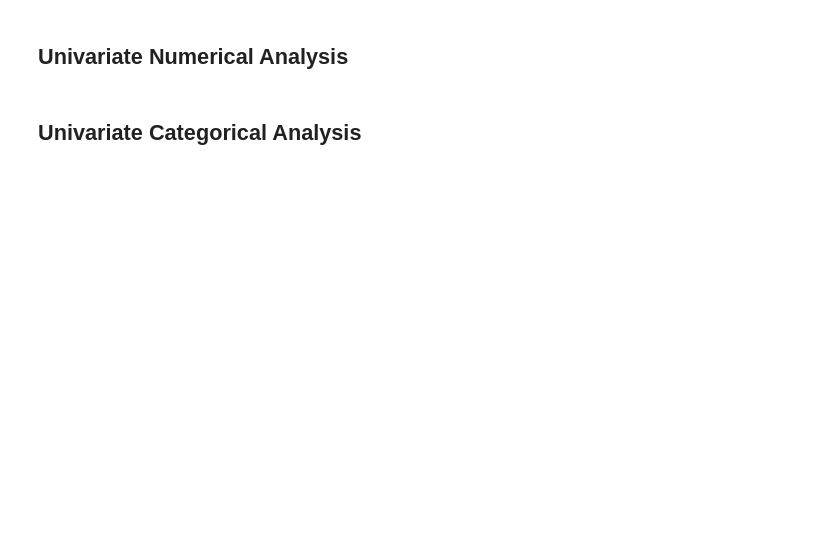
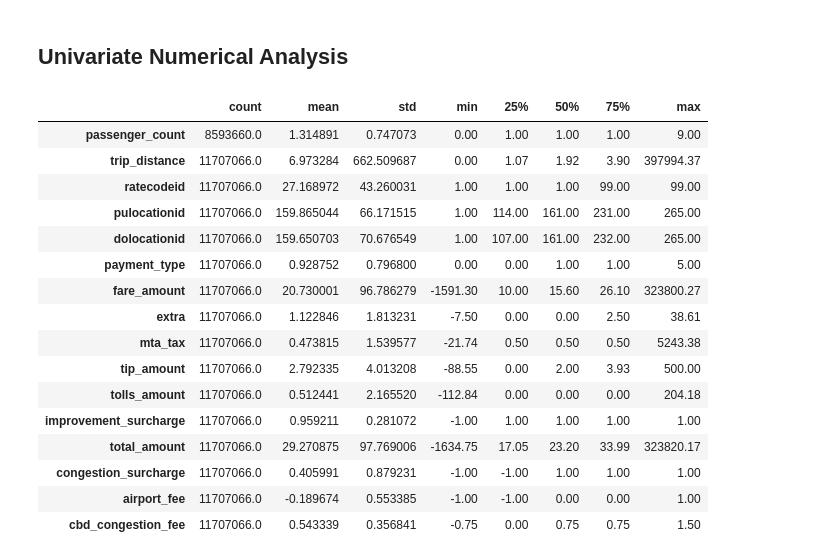
Before and after one commit to drod75/nyc_taxi_analysis, a Jupyter notebook: notebooks/data_exploration.ipynb, the cells around one changed output. Cells and saved outputs as stored; diff of their text form; code cells hidden in the pictures; blank space fills up the shorter version.

```diff
--- a/notebooks/data_exploration.ipynb
+++ b/notebooks/data_exploration.ipynb
@@ -77,4 +109,22 @@ zone_df.head()
 # %% [markdown]
 ## Univariate Numerical Analysis
-# %% [markdown]
-## Univariate Categorical Analysis
+# %%
+taxi_df.describe().T
+# %% [output]
+|  | count | mean | std | min | 25% | 50% | 75% | max |
+| passenger_count | 8593660.0 | 1.314891 | 0.747073 | 0.00 | 1.00 | 1.00 | 1.00 | 9.00 |
+| trip_distance | 11707066.0 | 6.973284 | 662.509687 | 0.00 | 1.07 | 1.92 | 3.90 | 397994.37 |
+| ratecodeid | 11707066.0 | 27.168972 | 43.260031 | 1.00 | 1.00 | 1.00 | 99.00 | 99.00 |
+| pulocationid | 11707066.0 | 159.865044 | 66.171515 | 1.00 | 114.00 | 161.00 | 231.00 | 265.00 |
+| dolocationid | 11707066.0 | 159.650703 | 70.676549 | 1.00 | 107.00 | 161.00 | 232.00 | 265.00 |
+| payment_type | 11707066.0 | 0.928752 | 0.796800 | 0.00 | 0.00 | 1.00 | 1.00 | 5.00 |
+| fare_amount | 11707066.0 | 20.730001 | 96.786279 | -1591.30 | 10.00 | 15.60 | 26.10 | 323800.27 |
+| extra | 11707066.0 | 1.122846 | 1.813231 | -7.50 | 0.00 | 0.00 | 2.50 | 38.61 |
+| mta_tax | 11707066.0 | 0.473815 | 1.539577 | -21.74 | 0.50 | 0.50 | 0.50 | 5243.38 |
+| tip_amount | 11707066.0 | 2.792335 | 4.013208 | -88.55 | 0.00 | 2.00 | 3.93 | 500.00 |
+| tolls_amount | 11707066.0 | 0.512441 | 2.165520 | -112.84 | 0.00 | 0.00 | 0.00 | 204.18 |
+| improvement_surcharge | 11707066.0 | 0.959211 | 0.281072 | -1.00 | 1.00 | 1.00 | 1.00 | 1.00 |
+| total_amount | 11707066.0 | 29.270875 | 97.769006 | -1634.75 | 17.05 | 23.20 | 33.99 | 323820.17 |
+| congestion_surcharge | 11707066.0 | 0.405991 | 0.879231 | -1.00 | -1.00 | 1.00 | 1.00 | 1.00 |
+| airport_fee | 11707066.0 | -0.189674 | 0.553385 | -1.00 | -1.00 | 0.00 | 0.00 | 1.00 |
+| cbd_congestion_fee | 11707066.0 | 0.543339 | 0.356841 | -0.75 | 0.00 | 0.75 | 0.75 | 1.50 |
```
Also changed, not shown: parts of 6 cells of this notebook.
